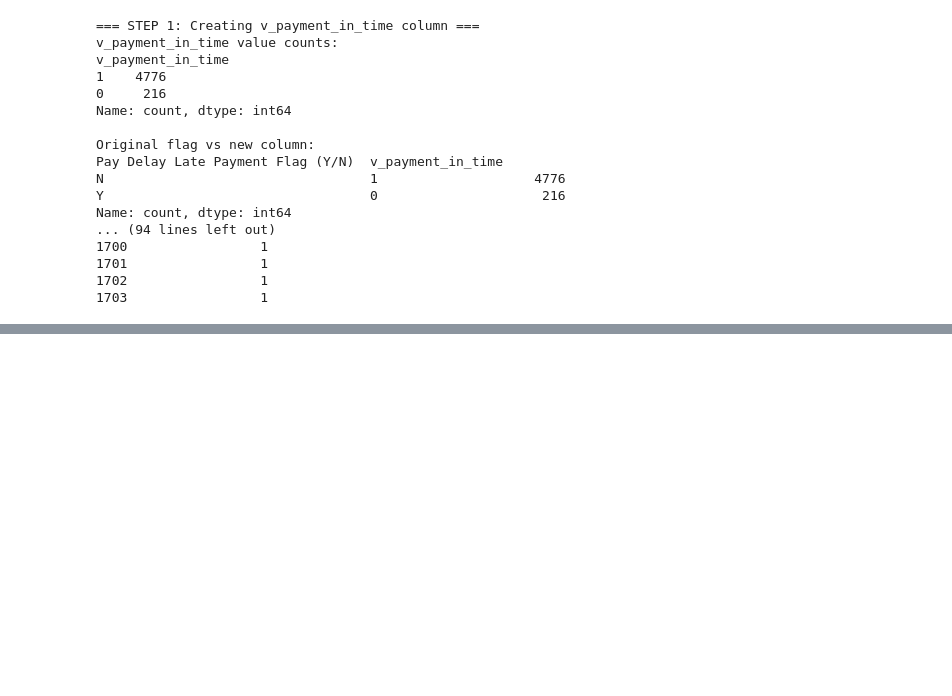
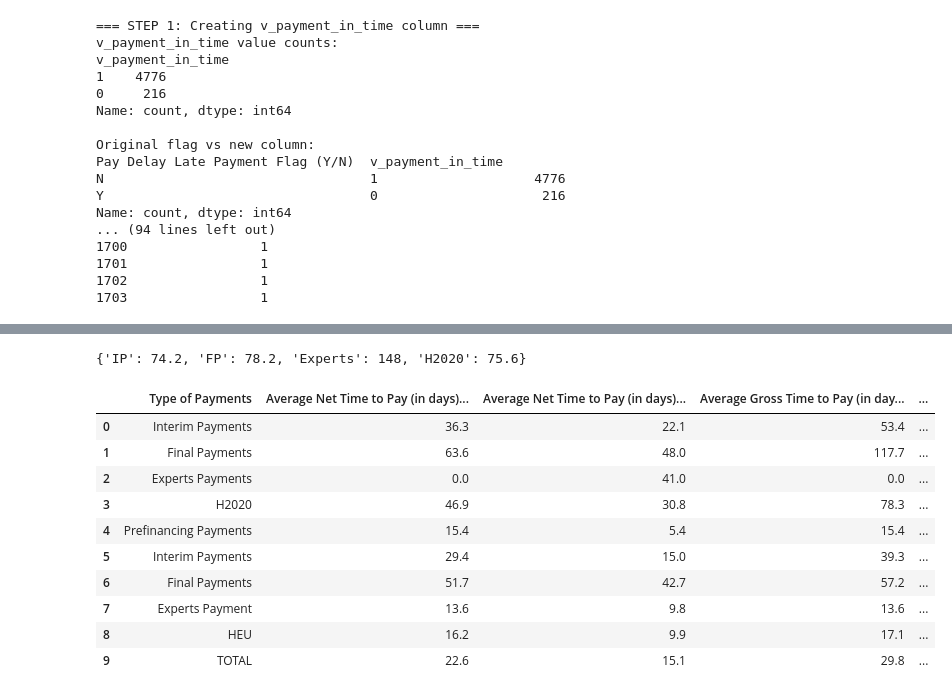
Before and after one commit to vinciliba/QuarterlyReport, a Jupyter notebook: payments.ipynb, the cells around one changed output, grey strips where cells are left out. Drawn from its saved outputs; the diff is of its cells as text; code cells hidden in the pictures; blank space fills up the shorter version.

```diff
--- a/payments.ipynb
+++ b/payments.ipynb
@@ -577,0 +1661,9 @@ df_paym.to_excel('paym.xlsx')
+# %%
+db_path = "database/reporting.db"
+DB_PATH = Path("database/reporting.db")
+report = 'Quarterly_Report'
+report_params = load_report_params(report_name=report, db_path=DB_PATH )
+TTP_gross = report_params.get("TTP_GROSS_HISTORY")
+TTP_gross_H2020 = TTP_gross.get('H2020')
+# %% [output]
+{'IP': 74.2, 'FP': 78.2, 'Experts': 148, 'H2020': 75.6}
@@ -577,0 +1923,21 @@ df_paym.to_excel('paym.xlsx')
+# %%
+# =============================================================================
+# USAGE IN JUPYTER NOTEBOOK
+# =============================================================================
+
+
+# Use this in your Jupyter notebook:
+ttp_comparison_df = generate_ttp_comparison_table(df_paym, cutoff)
+ttp_comparison_df
+# %% [output]
+|  | Type of Payments | Average Net Time to Pay (in days)... | Average Net Time to Pay (in days)... | Average Gross Time to Pay (in day... | ... |
+| 0 | Interim Payments | 36.3 | 22.1 | 53.4 | ... |
+| 1 | Final Payments | 63.6 | 48.0 | 117.7 | ... |
+| 2 | Experts Payments | 0.0 | 41.0 | 0.0 | ... |
+| 3 | H2020 | 46.9 | 30.8 | 78.3 | ... |
+| 4 | Prefinancing Payments | 15.4 | 5.4 | 15.4 | ... |
+| 5 | Interim Payments | 29.4 | 15.0 | 39.3 | ... |
+| 6 | Final Payments | 51.7 | 42.7 | 57.2 | ... |
+| 7 | Experts Payment | 13.6 | 9.8 | 13.6 | ... |
+| 8 | HEU | 16.2 | 9.9 | 17.1 | ... |
+| 9 | TOTAL | 22.6 | 15.1 | 29.8 | ... |
```
Also changed, not shown: parts of 8 cells of this notebook, 1 other file.
